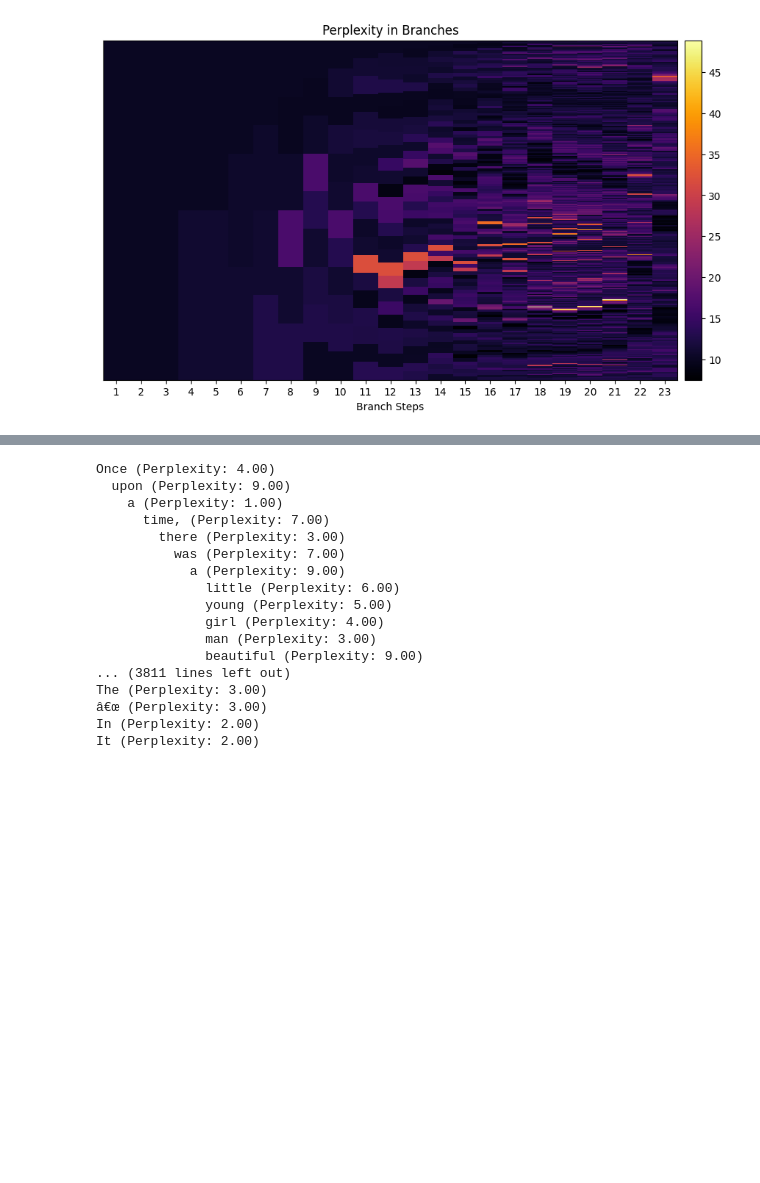
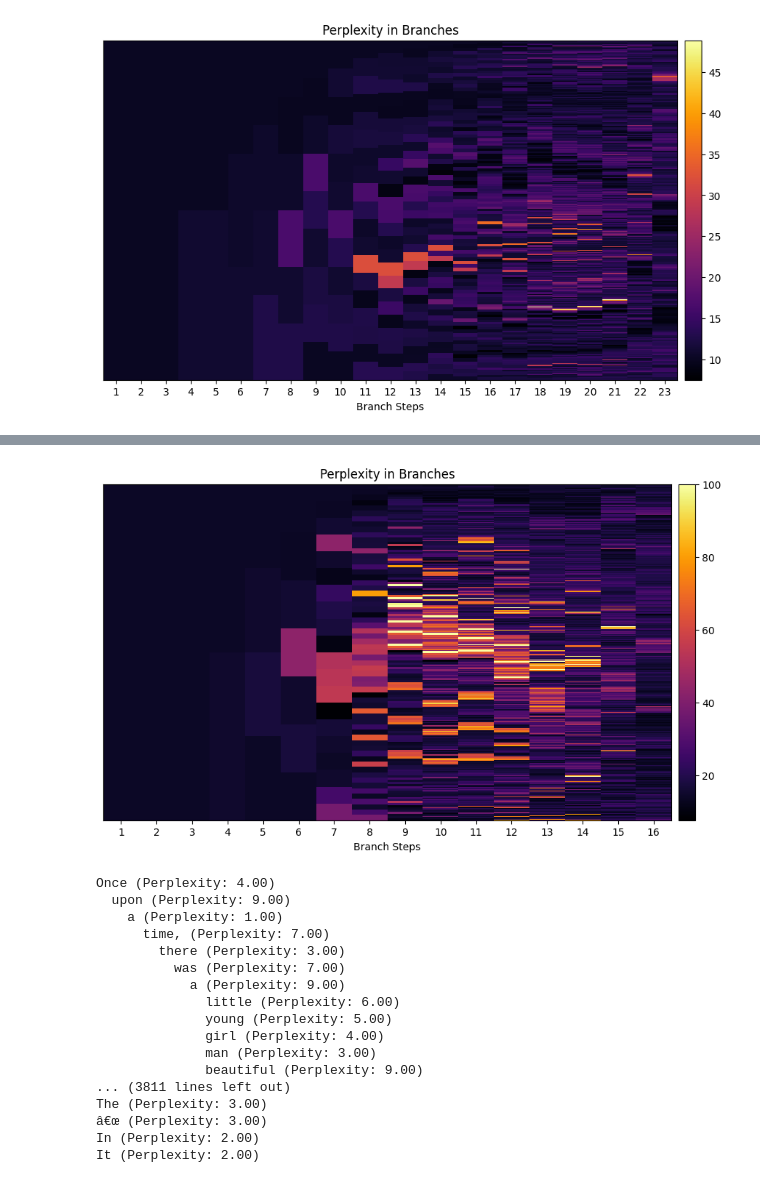
Before and after one commit to inconspicuous-buisness-venture/chameleon-testing, a Jupyter notebook: algs/listbranching/figure1.ipynb, the cells around one changed output, grey strips where cells are left out. Cells and saved outputs as stored; diff of their text form; code cells hidden in the pictures; blank space fills up the shorter version.

```diff
--- a/algs/listbranching/figure1.ipynb
+++ b/algs/listbranching/figure1.ipynb
@@ -24,6 +24,9 @@ with open('./2025-02-10-output.txt', 'r') as file:
 
 with open('./2025-02-11-output.txt', 'r', encoding='utf-8') as file:
     v4_data = [line.strip() for line in file]
+
+with open('./trim.txt', 'r', encoding='utf-8') as file:
+    trim_data = [line.strip() for line in file]
 # %%
 model = GPT2LMHeadModel.from_pretrained("gpt2")
 tokenizer = GPT2Tokenizer.from_pretrained("gpt2")
@@ -212,3 +213,29 @@ visualizer.visualize()
+# %%
+# Create icicle visualizer
+visualizer = IcicleDiagramVisualizer()
+
+# Delete the first 4 words of each sentence in sentences_test
+text_data_test = [' '.join(sentence.split()[:]) for sentence in trim_data]
+
+# Calculate perplexity for all sentences and store them
+perplexity_values = []
+for sentence in text_data_test:
+    try:
+        perplexity = calculate_perplexity(sentence)
+        # Clip perplexity to a maximum of 100
+        perplexity = min(perplexity, 100)
+        perplexity_values.append(perplexity)
+    except Exception as e:
+        perplexity_values.append(0)  # Assign 0 if there's an error
+
+# Insert sentences and their clipped perplexity into the visualizer
+for sentence, perplexity in zip(text_data_test, perplexity_values):
+    visualizer.insert(sentence, perplexity)
+
+# Visualize the hierarchical icicle diagram
+visualizer.visualize()
+# %% [output]
+[figure, added]
 # %%
 class TrieNode:
     def __init__(self, token=""):
```
Also changed, not shown: parts of 2 cells of this notebook, 6 other files.
